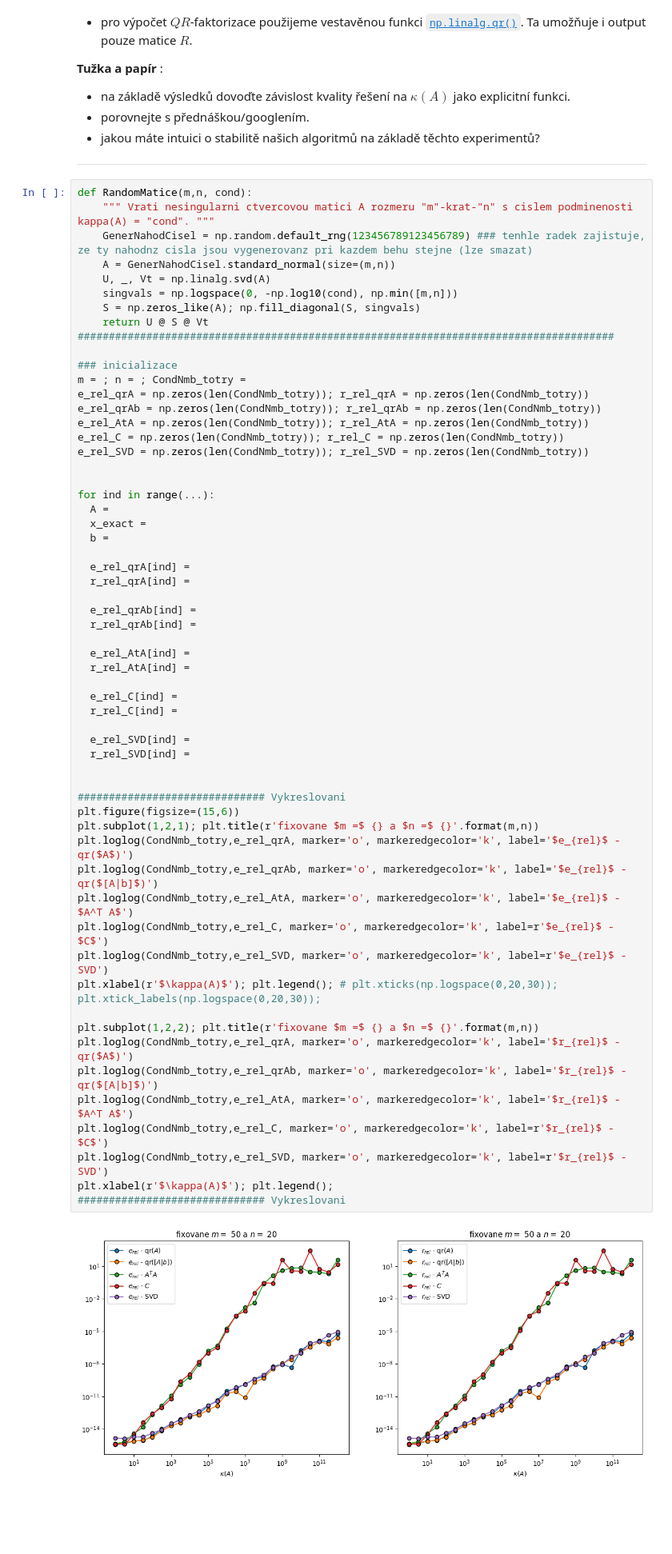
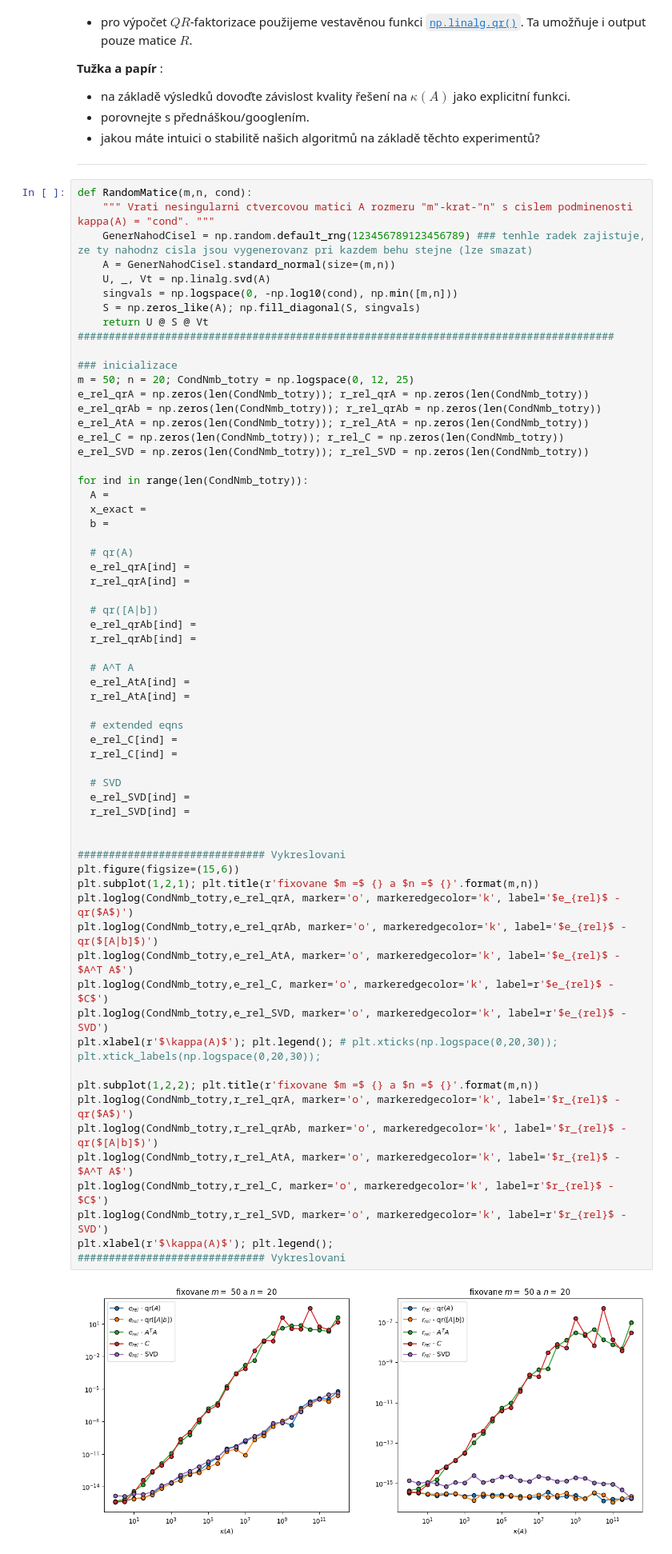
Before and after one commit to num-math/num-math.github.io, a Jupyter notebook: docs/assets/Cviko05_NejmensiCtverce.ipynb, the cells around one changed output. Shown: that part at 80% size. Cells and saved outputs as stored; diff of their text form; blank space fills up the shorter version.

```diff
--- a/docs/assets/Cviko05_NejmensiCtverce.ipynb
+++ b/docs/assets/Cviko05_NejmensiCtverce.ipynb
@@ -187,55 +187,59 @@ def RandomMatice(m,n, cond):
 ######################################################################################
 
 ### inicializace
-m = ; n = ; CondNmb_totry =
+m = 50; n = 20; CondNmb_totry = np.logspace(0, 12, 25)
 e_rel_qrA = np.zeros(len(CondNmb_totry)); r_rel_qrA = np.zeros(len(CondNmb_totry))
 e_rel_qrAb = np.zeros(len(CondNmb_totry)); r_rel_qrAb = np.zeros(len(CondNmb_totry))
 e_rel_AtA = np.zeros(len(CondNmb_totry)); r_rel_AtA = np.zeros(len(CondNmb_totry))
 e_rel_C = np.zeros(len(CondNmb_totry)); r_rel_C = np.zeros(len(CondNmb_totry))
 e_rel_SVD = np.zeros(len(CondNmb_totry)); r_rel_SVD = np.zeros(len(CondNmb_totry))
 
-
-for ind in range(...):
+for ind in range(len(CondNmb_totry)):
   A =
   x_exact =
   b =
 
+  # qr(A)
   e_rel_qrA[ind] =
   r_rel_qrA[ind] =
 
+  # qr([A|b])
   e_rel_qrAb[ind] =
   r_rel_qrAb[ind] =
 
+  # A^T A
   e_rel_AtA[ind] =
   r_rel_AtA[ind] =
 
+  # extended eqns
   e_rel_C[ind] =
   r_rel_C[ind] =
 
+  # SVD
   e_rel_SVD[ind] =
   r_rel_SVD[ind] =
 
 
 ############################## Vykreslovani
 plt.figure(figsize=(15,6))
 plt.subplot(1,2,1); plt.title(r'fixovane $m =$ {} a $n =$ {}'.format(m,n))
 plt.loglog(CondNmb_totry,e_rel_qrA, marker='o', markeredgecolor='k', label='$e_{rel}$ - qr($A$)')
 plt.loglog(CondNmb_totry,e_rel_qrAb, marker='o', markeredgecolor='k', label='$e_{rel}$ - qr($[A|b]$)')
 plt.loglog(CondNmb_totry,e_rel_AtA, marker='o', markeredgecolor='k', label='$e_{rel}$ - $A^T A$')
 plt.loglog(CondNmb_totry,e_rel_C, marker='o', markeredgecolor='k', label=r'$e_{rel}$ - $C$')
 plt.loglog(CondNmb_totry,e_rel_SVD, marker='o', markeredgecolor='k', label=r'$e_{rel}$ - SVD')
 plt.xlabel(r'$\kappa(A)$'); plt.legend(); # plt.xticks(np.logspace(0,20,30)); plt.xtick_labels(np.logspace(0,20,30));
 
 plt.subplot(1,2,2); plt.title(r'fixovane $m =$ {} a $n =$ {}'.format(m,n))
-plt.loglog(CondNmb_totry,e_rel_qrA, marker='o', markeredgecolor='k', label='$r_{rel}$ - qr($A$)')
-plt.loglog(CondNmb_totry,e_rel_qrAb, marker='o', markeredgecolor='k', label='$r_{rel}$ - qr($[A|b]$)')
-plt.loglog(CondNmb_totry,e_rel_AtA, marker='o', markeredgecolor='k', label='$r_{rel}$ - $A^T A$')
-plt.loglog(CondNmb_totry,e_rel_C, marker='o', markeredgecolor='k', label=r'$r_{rel}$ - $C$')
-plt.loglog(CondNmb_totry,e_rel_SVD, marker='o', markeredgecolor='k', label=r'$r_{rel}$ - SVD')
+plt.loglog(CondNmb_totry,r_rel_qrA, marker='o', markeredgecolor='k', label='$r_{rel}$ - qr($A$)')
+plt.loglog(CondNmb_totry,r_rel_qrAb, marker='o', markeredgecolor='k', label='$r_{rel}$ - qr($[A|b]$)')
+plt.loglog(CondNmb_totry,r_rel_AtA, marker='o', markeredgecolor='k', label='$r_{rel}$ - $A^T A$')
+plt.loglog(CondNmb_totry,r_rel_C, marker='o', markeredgecolor='k', label=r'$r_{rel}$ - $C$')
+plt.loglog(CondNmb_totry,r_rel_SVD, marker='o', markeredgecolor='k', label=r'$r_{rel}$ - SVD')
 plt.xlabel(r'$\kappa(A)$'); plt.legend();
 ############################## Vykreslovani
 # %% [output]
-[figure, old version]
+[figure, new version]
 # %% [markdown]
 ### ZÚ - Výpočetní náročnost
 # %% [markdown]
```
Also changed, not shown: 3 other files.
